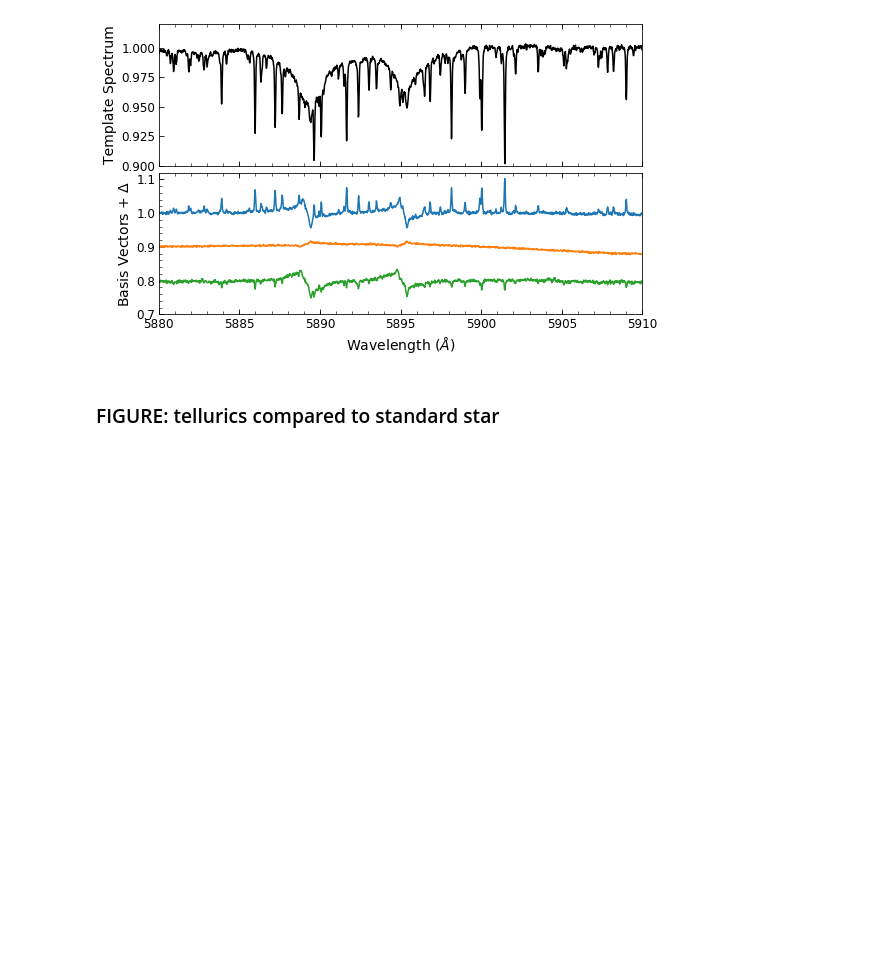
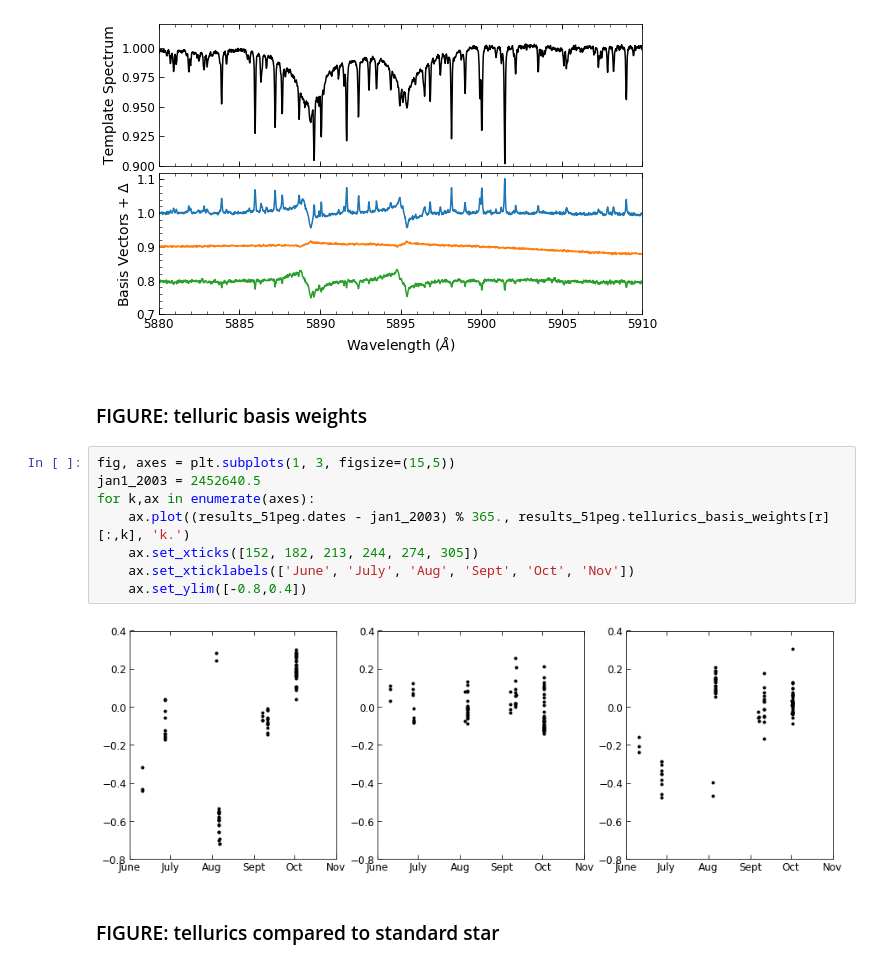
Before and after one commit to megbedell/wobble, a Jupyter notebook: paper/figures/make_figures.ipynb, the cells around one changed output. Cells and saved outputs as stored; diff of their text form; blank space fills up the shorter version.

```diff
--- a/paper/figures/make_figures.ipynb
+++ b/paper/figures/make_figures.ipynb
@@ -356,6 +356,18 @@ plt.savefig('telluric_basis2.png')
 plt.savefig('telluric_basis2.pdf')
 # %% [output]
 [figure]
+# %% [markdown]
+### FIGURE: telluric basis weights
+# %%
+fig, axes = plt.subplots(1, 3, figsize=(15,5))
+jan1_2003 = 2452640.5
+for k,ax in enumerate(axes):
+    ax.plot((results_51peg.dates - jan1_2003) % 365., results_51peg.tellurics_basis_weights[r][:,k], 'k.')
+    ax.set_xticks([152, 182, 213, 244, 274, 305])
+    ax.set_xticklabels(['June', 'July', 'Aug', 'Sept', 'Oct', 'Nov'])
+    ax.set_ylim([-0.8,0.4])
+# %% [output]
+[figure, added]
 # %% [markdown]
 ### FIGURE: tellurics compared to standard star
 # %%
```
Also changed, not shown: parts of 12 cells of this notebook, 4 other files.
